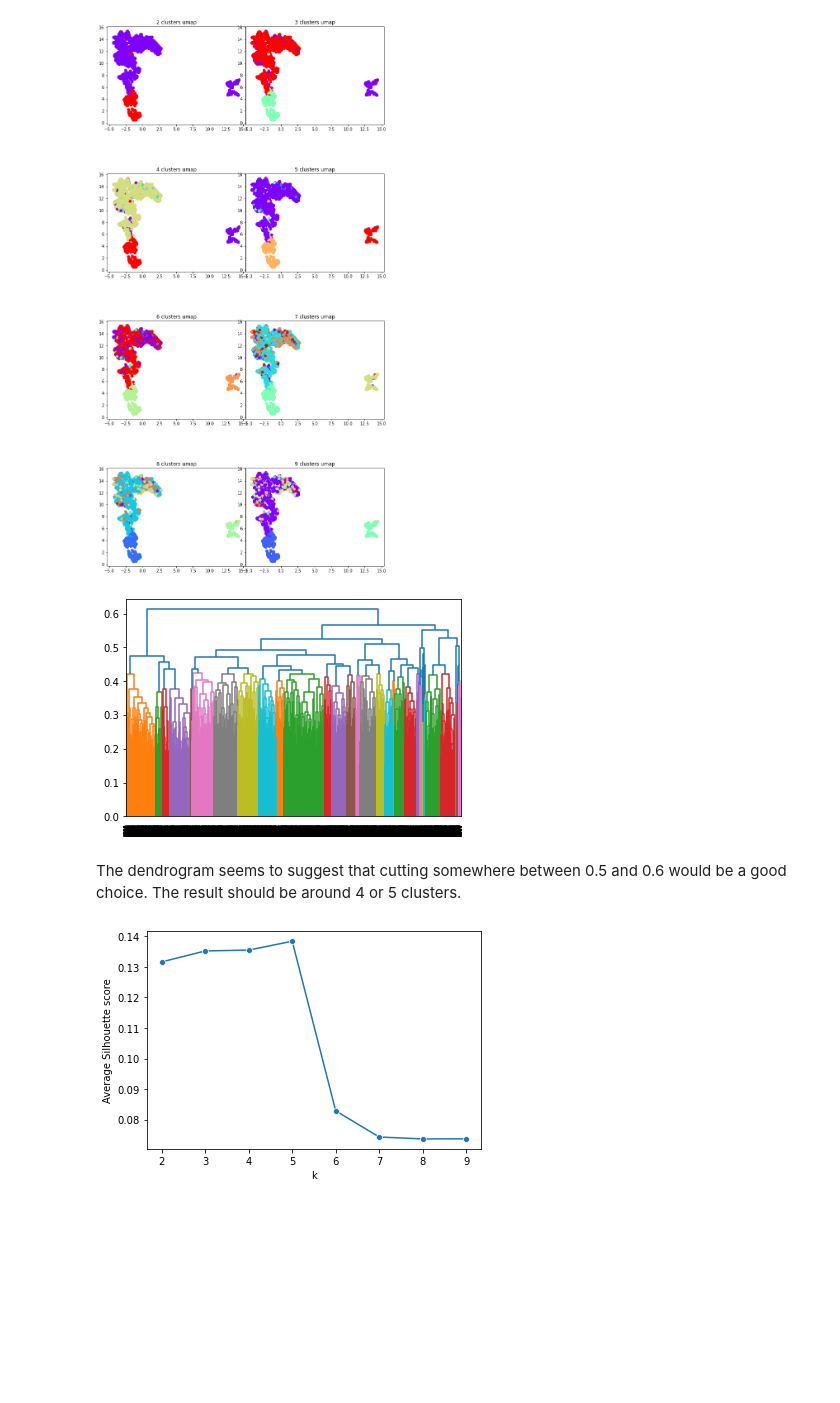
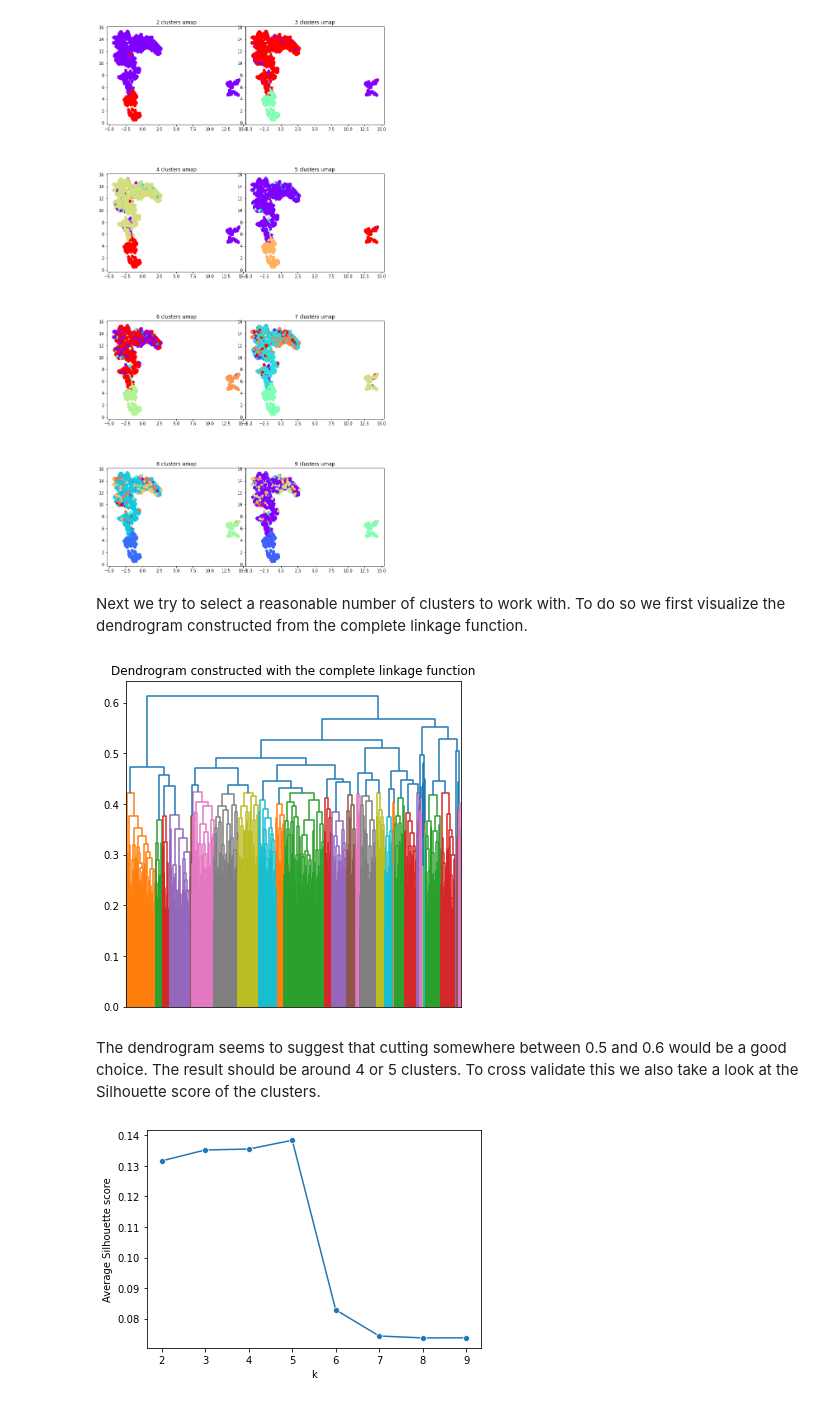
Before and after one commit to BohangWei/FDS-Final-Project, a Jupyter notebook: FinalProjectFall2021.ipynb, the cells around one changed output. Cells and saved outputs as stored; diff of their text form; code cells hidden in the pictures; blank space fills up the shorter version.

```diff
--- a/FinalProjectFall2021.ipynb
+++ b/FinalProjectFall2021.ipynb
@@ -378,18 +449,21 @@ for k in range(2,10):
     axs[k-2].set_title(str(k)+' clusters umap')
 # %% [output]
 [figure]
+# %% [markdown]
+Next we try to select a reasonable number of clusters to work with. To do so we first visualize the dendrogram constructed from the complete linkage function.
 # %%
 from scipy.cluster import hierarchy
 from scipy.spatial.distance import squareform
 # %%
 condensed_dist_matrix = squareform(dist_matrix)
 Z = hierarchy.linkage(condensed_dist_matrix, 'complete')
-plt.figure()
-dn = hierarchy.dendrogram(Z)
+plt.figure(figsize=(6,6))
+plt.title("Dendrogram constructed with the complete linkage function")
+dn = hierarchy.dendrogram(Z, no_labels = True)
 # %% [output]
-[figure, old version]
+[figure, new version]
 # %% [markdown]
-The dendrogram seems to suggest that cutting somewhere between 0.5 and 0.6 would be a good choice. The result should be around 4 or 5 clusters.
+The dendrogram seems to suggest that cutting somewhere between 0.5 and 0.6 would be a good choice. The result should be around 4 or 5 clusters. To cross validate this we also take a look at the Silhouette score of the clusters.
 # %%
 from sklearn.metrics import silhouette_score
 # %%
```
Also changed, not shown: parts of 90 cells of this notebook.
